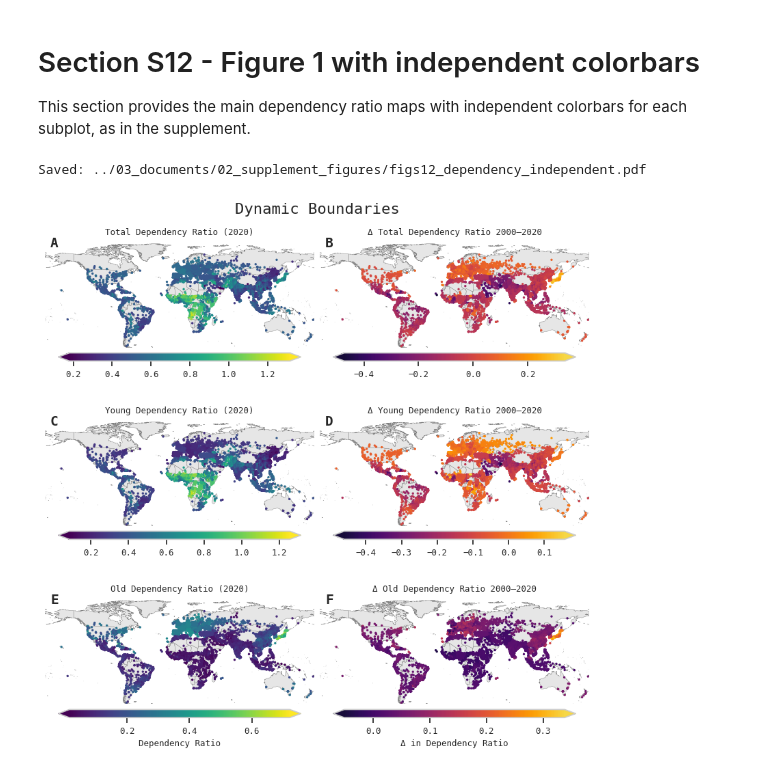
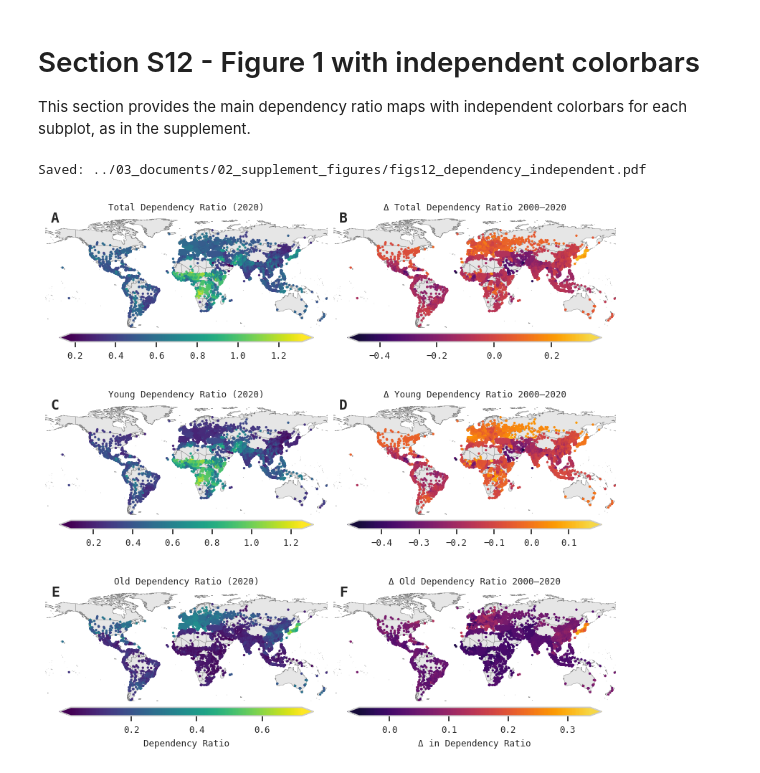
Before and after one commit to zimmermaps/urban_demography, a Jupyter notebook: 02_code/06_supplement_figures.ipynb, the cells around one changed output. Cells and saved outputs as stored; diff of their text form; code cells hidden in the pictures.

```diff
--- a/02_code/06_supplement_figures.ipynb
+++ b/02_code/06_supplement_figures.ipynb
@@ -755,8 +755,6 @@ for i, cont in enumerate(continent_groups):
         cmap=migration_cmap,
         norm=norm_migration,
         s=10,
-        edgecolor="black",
-        linewidth=0.0001,
         alpha=0.8
     )
     ax.plot([1,1e8], [1,1e8], linestyle="--", linewidth=1, color="k", alpha=1.0, zorder=0)
@@ -1282,38 +1280,31 @@ for ax, letter in zip(axes.flat, subplot_letters):
 for i, (ax, norm, cmap) in enumerate(mappables):
 
     cbar = fig1.colorbar(
         plt.cm.ScalarMappable(norm=norm, cmap=cmap),
         ax=ax,
         orientation="horizontal",
         fraction=0.08,
         pad=0.035,
         aspect=30,
         shrink=0.9,
         extend='both'
     )
 
     if i >= 4:
         cbar.ax.set_xlabel(
             "Dependency Ratio" if i % 2 == 0 else "Δ in Dependency Ratio",
             fontproperties=mono_font
         )
 
     for tick in cbar.ax.get_xticklabels():
         tick.set_fontproperties(mono_font)
 
-# title
-fig1.suptitle(
-    "Dynamic Boundaries",
-    fontproperties=mono_font,
-    fontsize=16,
-    y=1
-)
 
 # save
 fig1_path = FIGURE_FOLDER / 'figs12_dependency_independent.pdf'
 safe_savefig(fig1_path, fig1)
 
 plt.show()
 # %% [output]
 Saved: ../03_documents/02_supplement_figures/figs12_dependency_independent.pdf
-[figure, old version]
+[figure, new version]
```
Also changed, not shown: parts of 2 cells of this notebook, 20 other files.
